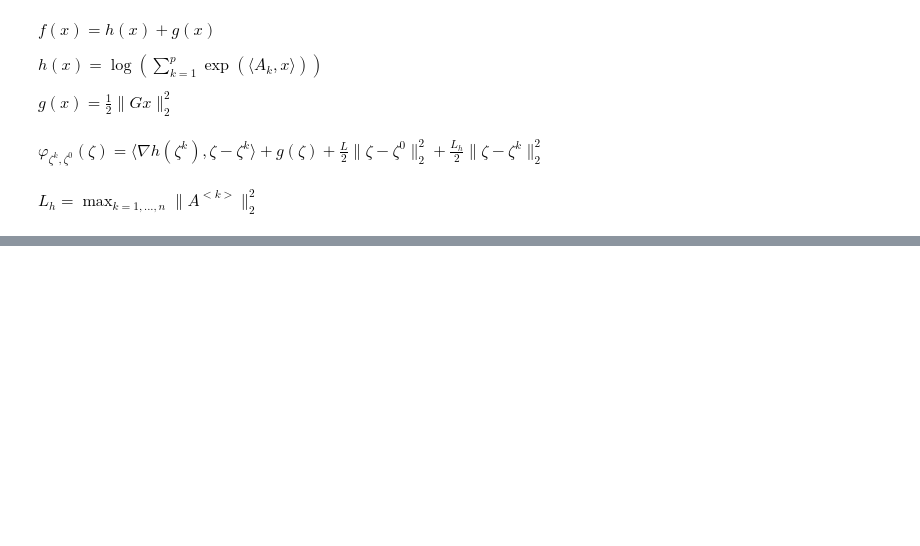
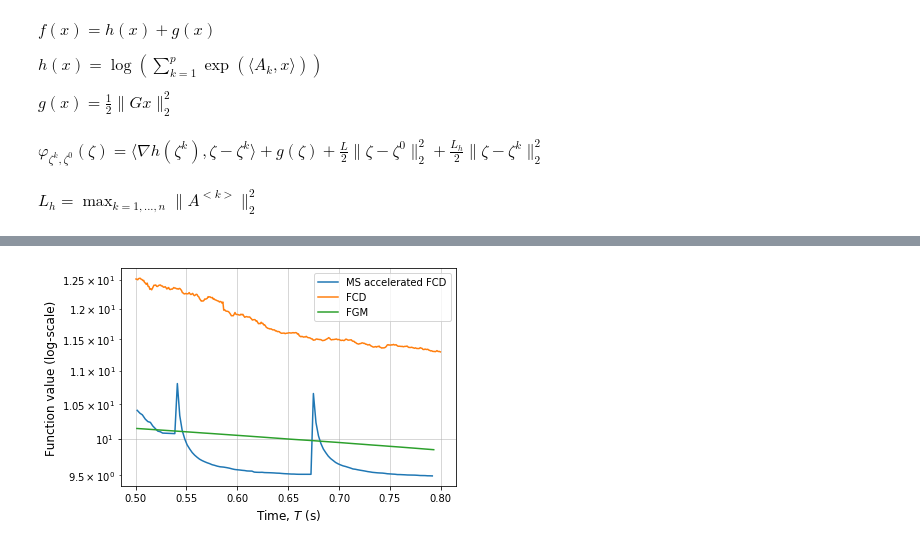
Before and after one commit to evorontsova/Oracle-Complexity-Separation-1, a Jupyter notebook: log-density-estimation/ms fcd.ipynb, the cells around one changed output, grey strips where cells are left out. Saved outputs shown, nothing was run; the diff lists cells and outputs as text; code cells hidden in the pictures; blank space fills up the shorter version.

```diff
--- a/log-density-estimation/ms fcd.ipynb
+++ b/log-density-estimation/ms fcd.ipynb
@@ -488,3 +461,24 @@ plt.show()
+# %%
+# Get number of iteration, executing at the time 0.5 s
+ms_times_min_idx = np.searchsorted(np.array(ms_times) - ms_times[0], 0.5, side="right")
+times_min_idx = np.searchsorted(np.array(times) - times[0], 0.5, side="right")
+fgm_times_min_idx = np.searchsorted(np.array(fgm_times) - fgm_times[0], 0.5, side="right")
+# %%
+plt.semilogy((np.array(ms_times) - ms_times[0])[ms_times_min_idx:ms_times_max_idx], (funcs_ms_times)[ms_times_min_idx:ms_times_max_idx],
+             label="MS accelerated FCD")
+plt.semilogy((np.array(times) - times[0])[times_min_idx:times_max_idx], (funcs_times)[times_min_idx:times_max_idx], label="FCD")
+plt.semilogy((np.array(fgm_times) - fgm_times[0])[fgm_times_min_idx:fgm_times_max_idx], np.minimum.accumulate(funcs_fgm_times)[fgm_times_min_idx:fgm_times_max_idx], label="FGM")
+
+plt.grid(linewidth=0.5)
+
+plt.xlabel(r"Time, $T$ (s)", fontsize=12)
+plt.ylabel(r"Function value (log-scale)", fontsize=12)
+plt.legend()
+
+# plt.savefig("time_details_ms_nesterov.pdf", dpi=200)
+plt.show()
+# %% [output]
+[figure, added]
 # %%
 # Get iterations limit for all methods
 length = min(
```
Also changed, not shown: parts of 18 cells of this notebook.
